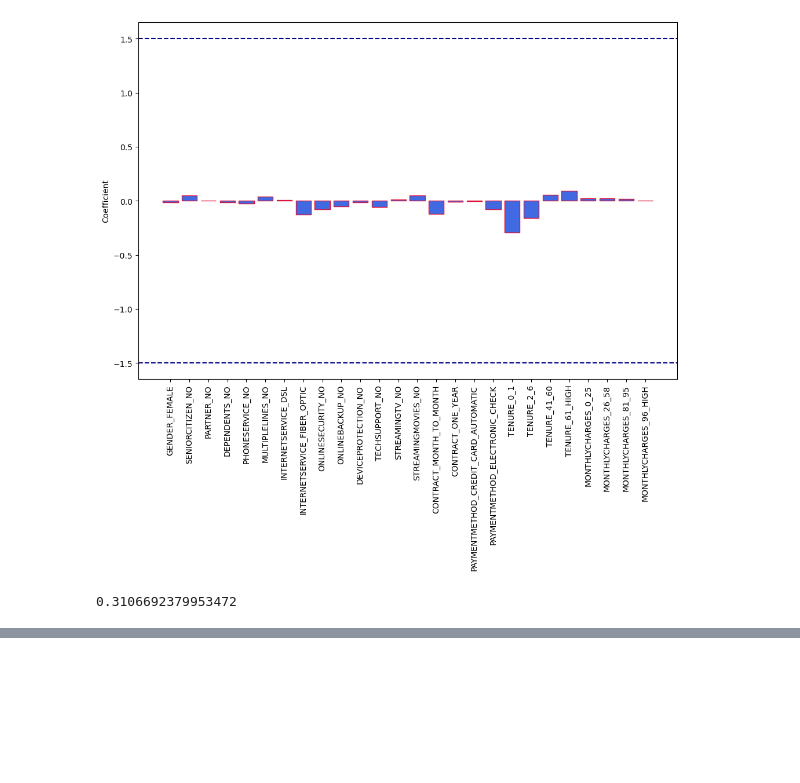
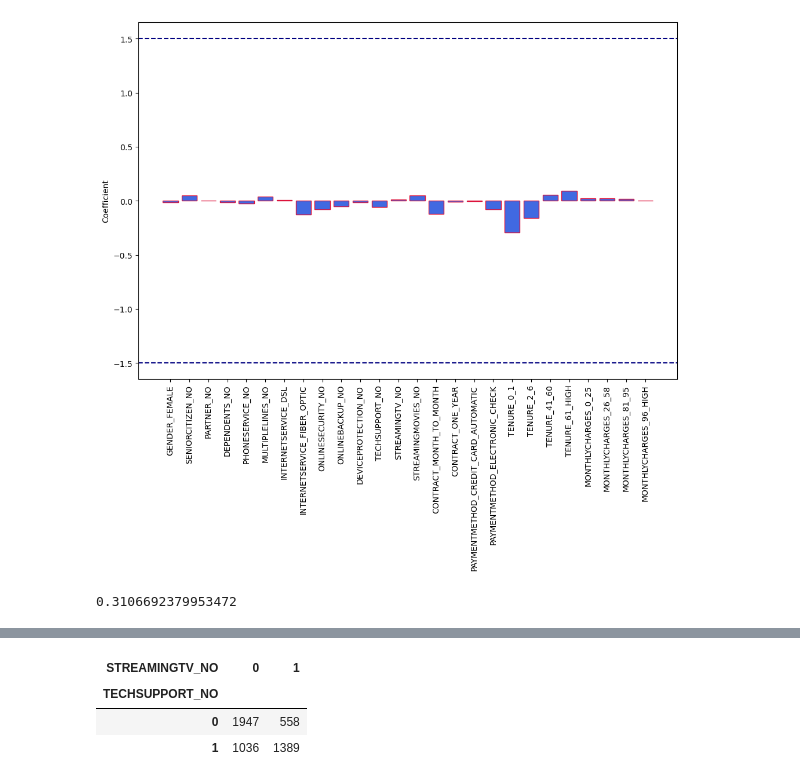
Before and after one commit to HristoPanov/EDA_ML_Telco_Churn, a Jupyter notebook: 02_Scripts/03_ML_Regressions_Telco_Churn.ipynb, the cells around one changed output, grey strips where cells are left out. Saved outputs shown, nothing was run; the diff lists cells and outputs as text; code cells hidden in the pictures; blank space fills up the shorter version.

```diff
--- a/02_Scripts/03_ML_Regressions_Telco_Churn.ipynb
+++ b/02_Scripts/03_ML_Regressions_Telco_Churn.ipynb
@@ -260,0 +279,9 @@ print(score)
+# %%
+pd.crosstab(features_train.TECHSUPPORT_NO,
+            features_train.STREAMINGTV_NO,
+            values=(features_train.CONTRACT_MONTH_TO_MONTH), aggfunc='count')
+# %% [output]
+| STREAMINGTV_NO | 0 | 1 |
+| TECHSUPPORT_NO |  |  |
+| 0 | 1947 | 558 |
+| 1 | 1036 | 1389 |
```
Also changed, not shown: parts of 4 cells of this notebook, 1 other file.
